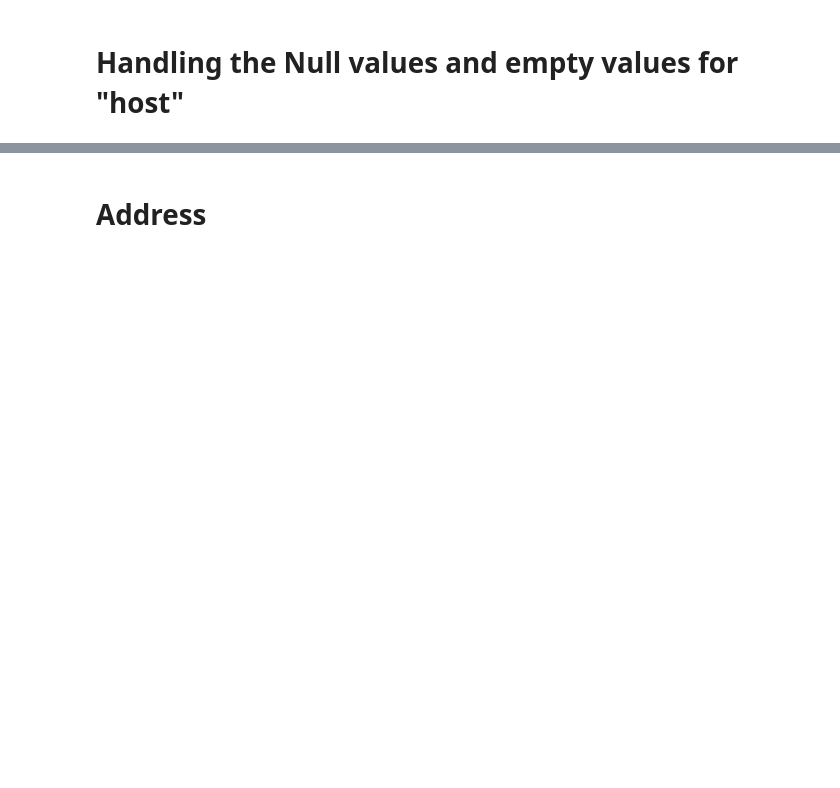
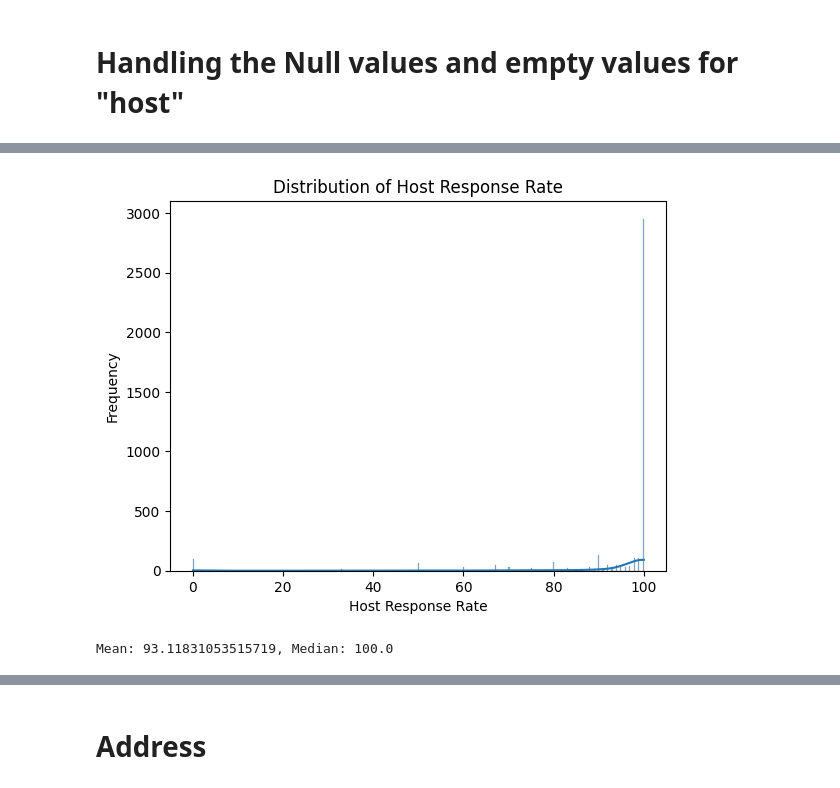
Before and after one commit to ShagoulHameed/Airbnb-Analysis, a Jupyter notebook: Air.ipynb, the cells around one changed output, grey strips where cells are left out. Cells and saved outputs as stored; diff of their text form; code cells hidden in the pictures; blank space fills up the shorter version.

```diff
--- a/Air.ipynb
+++ b/Air.ipynb
@@ -284,0 +497,6 @@ len(list_index)
+# %%
+df_host_1['host_neighbourhood'] = df_host_1['host_neighbourhood'].replace(r'^\s*$', np.nan, regex=True)
+
+# Now check for null values again
+null_values = df_host_1.isnull().sum()
+print(null_values)
@@ -285,6 +527,7 @@ len(list_index)
 # %% [markdown]
 # Handling the Null values and empty values for "host"
 # %%
-df_host_1["host_response_time"].fillna("Not Specified",inplace= True)
-df_host_1["host_response_rate"].fillna("Not Specified",inplace= True)
-df_host_1["host_neighbourhood"]= df_host_1["host_neighbourhood"].replace({'':"Not Specified"})
+### TEHSE ARE THE CODE BEFORE LIVE EVE
+#df_host_1["host_response_time"].fillna("Not Specified",inplace= True)
+#df_host_1["host_response_rate"].fillna("Not Specified",inplace= True)
+#df_host_1["host_neighbourhood"]= df_host_1["host_neighbourhood"].replace({'':"Not Specified"})
@@ -310,0 +534,3 @@ dtype: int64
+# %%
+mode_value = df_host_1['host_response_time'].mode()[0]
+print(mode_value)
@@ -310,0 +539,2 @@ dtype: int64
+# %%
+df_host_1['host_response_time'].fillna(mode_value, inplace=True)
@@ -310,0 +562,15 @@ dtype: int64
+# %%
+sns.histplot(df_host_1['host_response_rate'].dropna(), kde=True)
+plt.title('Distribution of Host Response Rate')
+plt.xlabel('Host Response Rate')
+plt.ylabel('Frequency')
+plt.show()
+# %% [output]
+[figure, added]
+# %%
+mean_value = df_host_1['host_response_rate'].mean()
+median_value = df_host_1['host_response_rate'].median()
+
+print(f"Mean: {mean_value}, Median: {median_value}")
+# %% [output]
+Mean: 93.11831053515719, Median: 100.0
```
Also changed, not shown: parts of 55 cells of this notebook, 2 other files.
